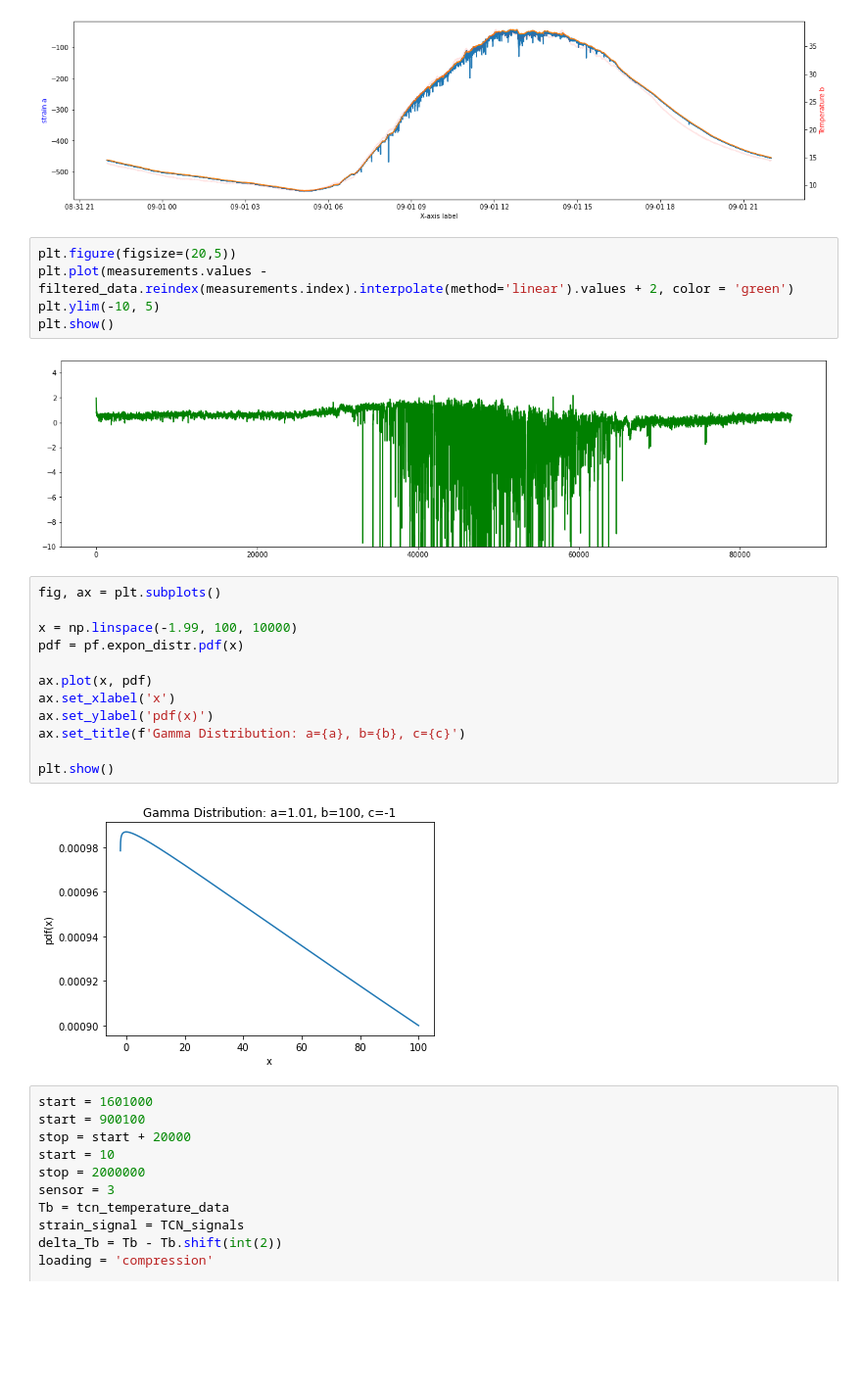
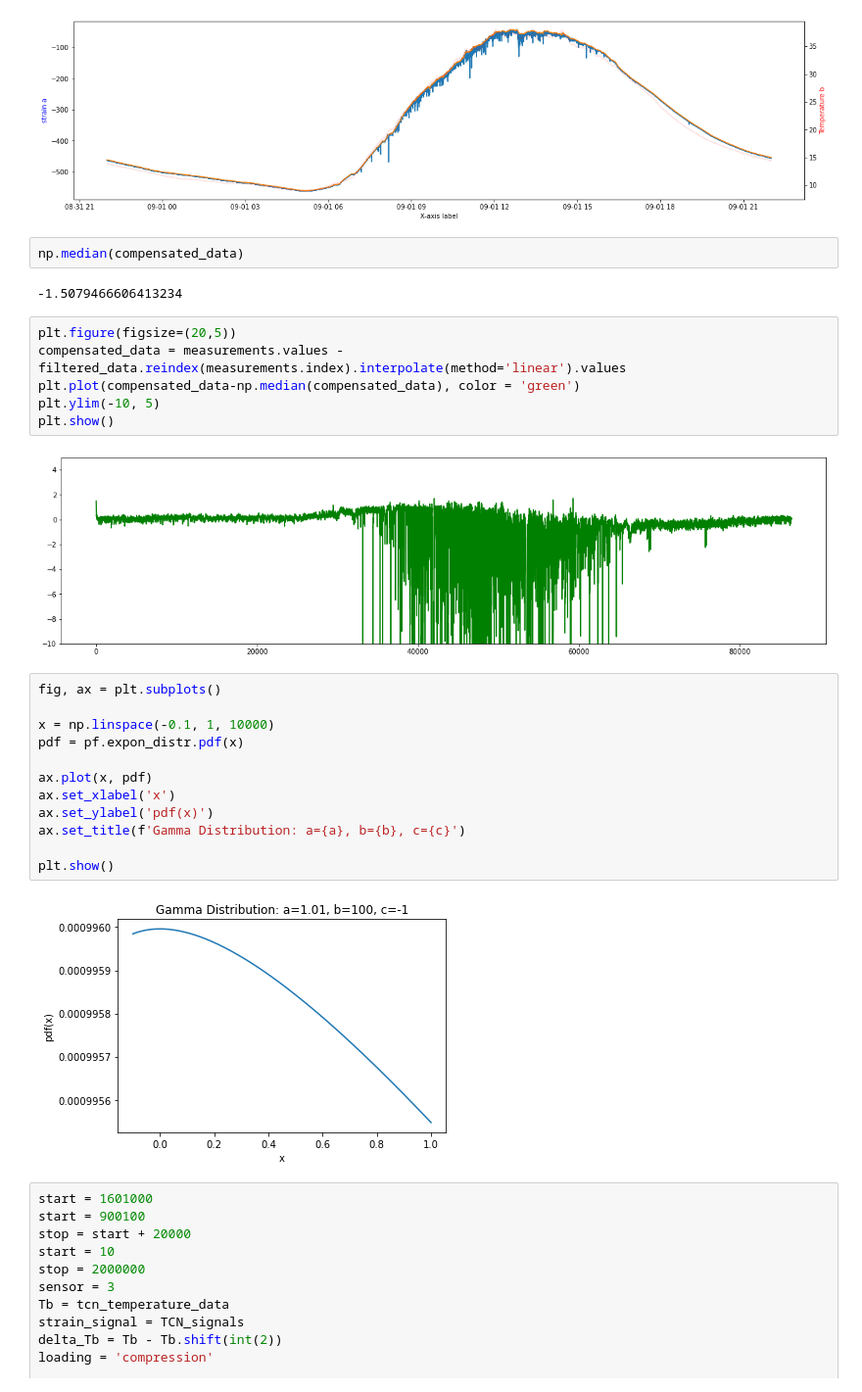
Before and after one commit to WEILMAX/dw_events, a Jupyter notebook: dw_events/notebooks/temperature_compensation/mw4_particlefilter.ipynb, the cells around one changed output. Shown: that part at 98% size. Drawn from its saved outputs; the diff is of its cells as text; blank space fills up the shorter version.

```diff
--- a/dw_events/notebooks/temperature_compensation/mw4_particlefilter.ipynb
+++ b/dw_events/notebooks/temperature_compensation/mw4_particlefilter.ipynb
@@ -164,27 +164,32 @@ ax2.set_ylabel('Temperature b', color='red')
 plt.show()
 # %% [output]
 [figure]
+# %%
+np.median(compensated_data)
+# %% [output]
+-1.5079466606413234
 # %%
 plt.figure(figsize=(20,5))
-plt.plot(measurements.values - filtered_data.reindex(measurements.index).interpolate(method='linear').values + 2, color = 'green')
+compensated_data = measurements.values - filtered_data.reindex(measurements.index).interpolate(method='linear').values
+plt.plot(compensated_data-np.median(compensated_data), color = 'green')
 plt.ylim(-10, 5)
 plt.show()
 # %% [output]
-[figure, old version]
+[figure, new version]
 # %%
 fig, ax = plt.subplots()
 
-x = np.linspace(-1.99, 100, 10000)
+x = np.linspace(-0.1, 1, 10000)
 pdf = pf.expon_distr.pdf(x)
 
 ax.plot(x, pdf)
 ax.set_xlabel('x')
 ax.set_ylabel('pdf(x)')
 ax.set_title(f'Gamma Distribution: a={a}, b={b}, c={c}')
 
 plt.show()
 # %% [output]
-[figure, old version]
+[figure, new version]
 # %%
 start = 1601000
 start = 900100
```
Also changed, not shown: 1 other file.
